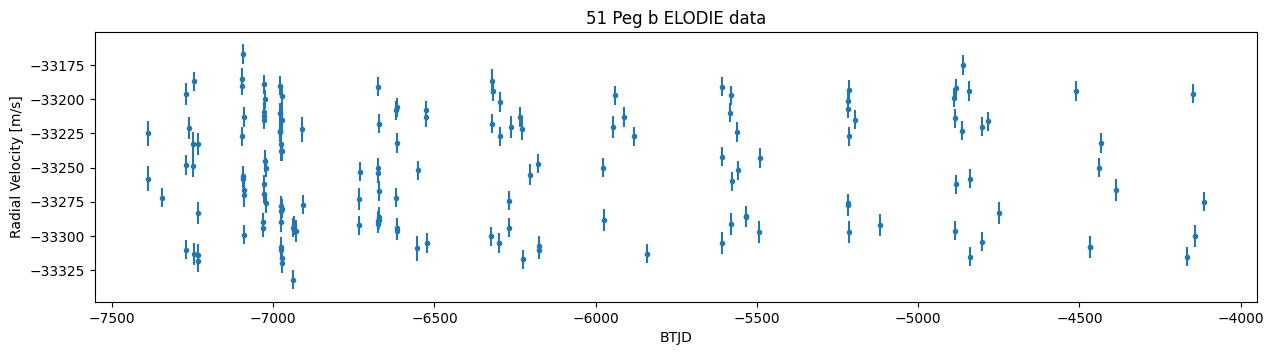
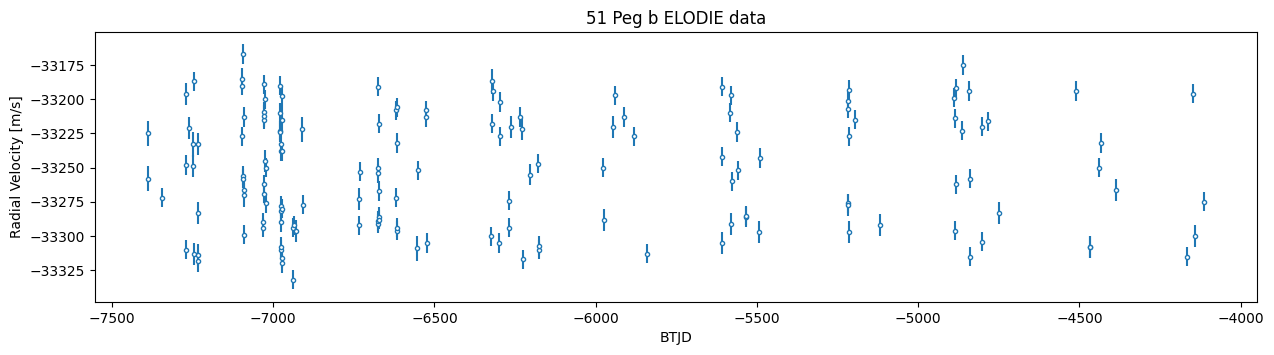
Unified diff of the notebook cell whose output changed from the first chart to the second:
--- before
+++ after
@@ -3,4 +3,4 @@
 plt.ylabel("Radial Velocity [m/s]")
 plt.xlabel("BTJD")
-plt.errorbar(data["time"], data["vel"], yerr=data["verr"], marker=".", linestyle="None")
+plt.errorbar(data["time"], data["vel"], yerr=data["verr"], marker=".", linestyle="None", mfc="white")
 plt.show()

Commit: feat: overhaul RV and phase plots